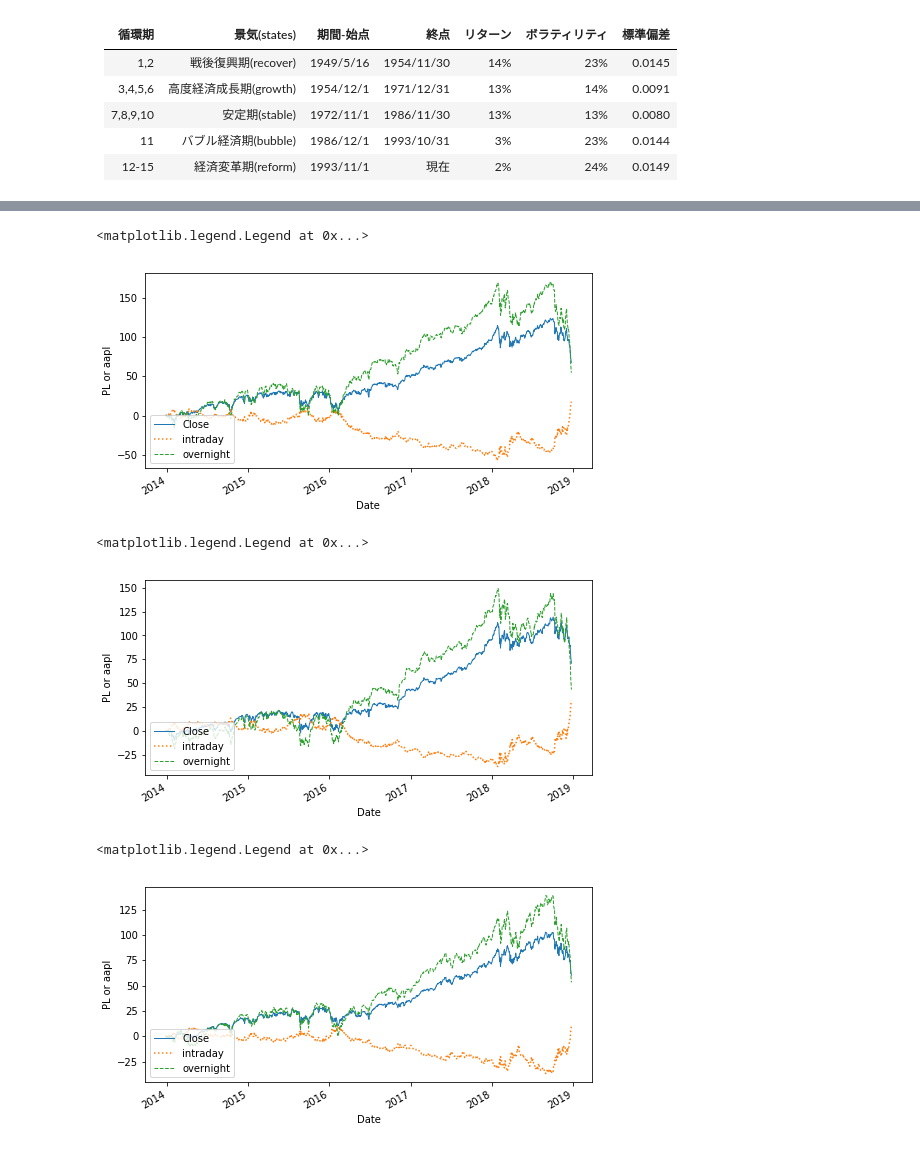
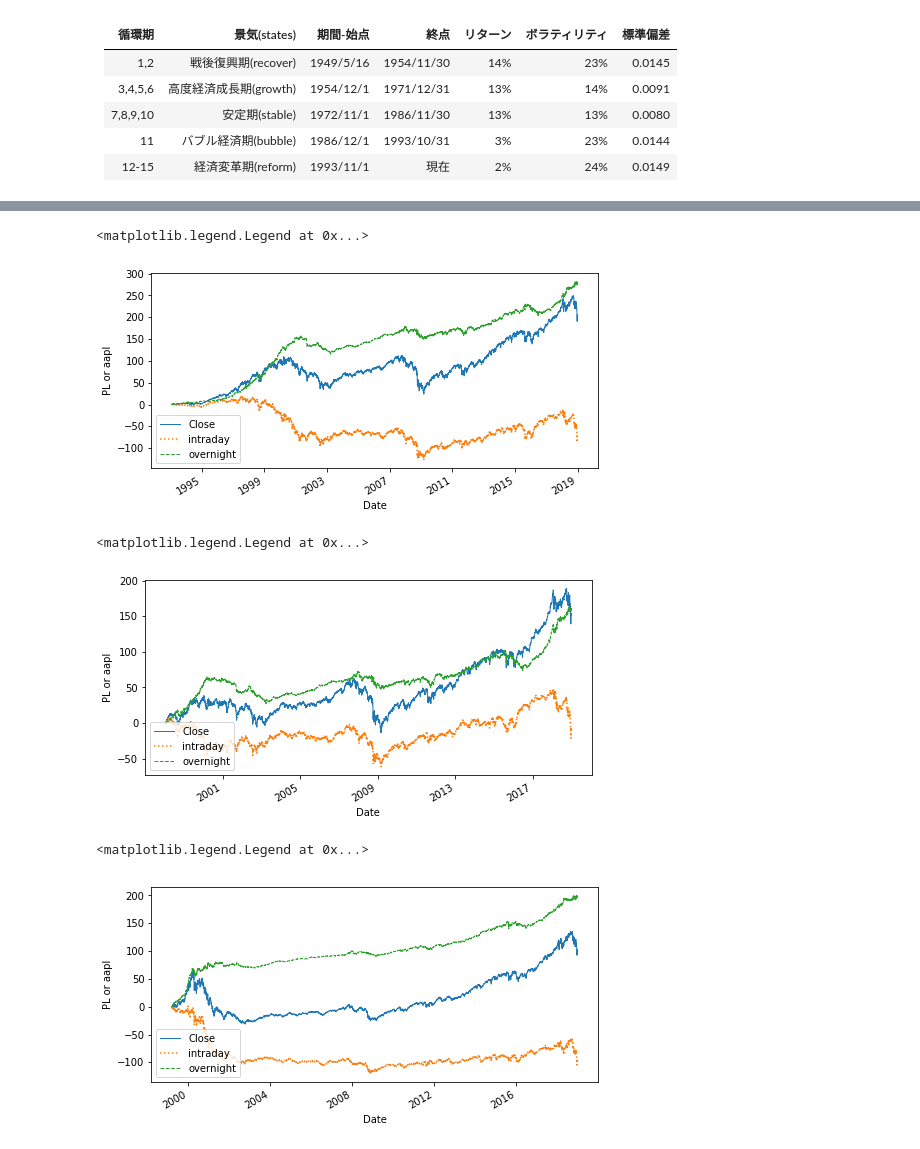
Before and after one commit to innovation1005/python3-for-system-trade, a Jupyter notebook: 360/pan5.ipynb, the cells around one changed output, grey strips where cells are left out. Cells and saved outputs as stored; diff of their text form; code cells hidden in the pictures.

```diff
--- a/360/pan5.ipynb
+++ b/360/pan5.ipynb
@@ -102,21 +102,17 @@ plt.figure(figsize=(8,4))
 import datetime
 import pandas as pd
 end=datetime.datetime.now()
-start=end-datetime.timedelta(days=365*5)
-price = web.DataReader("IBB", 'iex',start,end)#yahooのサービスの停止により変更 iexでは５年分のデータが取得可能
-price=price.reset_index()
-price.columns=['Date','Open','High','Low','Close','Volume']
-price.Date=pd.to_datetime(price.Date)
-price=price.set_index('Date')
+start=datetime.date(1980,1,1)
+price = web.DataReader("IBB", 'yahoo',start,end)#yahooのサービスの停止により変更 iexでは５年分のデータが取得可能
 analysis=price
 analysis['intraday']=0#None
 analysis['overnight']=0#None
 c0=analysis.Close.iloc[0]
 for i in range(1,len(analysis)):
-    o=analysis.iloc[i,3]#列0
-    c=analysis.iloc[i,0]#列3
-    analysis.iloc[i,5]=c-o#列6　Intraday
-    analysis.iloc[i,6]=o-c0#列７ overnight
+    o=analysis.Open.iloc[i]
+    c=analysis.Close.iloc[i]
+    analysis.iloc[i,6]=c-o#列6　Intraday
+    analysis.iloc[i,7]=o-c0#列７ overnight
     c0=c
 (analysis.Close-analysis.Close.iloc[0]).plot(label='Close',linewidth=1)
 analysis.intraday.cumsum().plot(label="intraday",linestyle=":")
@@ -130,20 +126,15 @@ plt.legend(loc='lower left')
 # %%
 plt.figure(figsize=(8,4))
-price = web.DataReader("SPY", 'iex',start,end)#yahooのサービスの停止により変更 iexでは５年分のデータが取得可能
-price=price.reset_index()
-price.columns=['Date','Open','High','Low','Close','Volume']
-price.Date=pd.to_datetime(price.Date)
-price=price.set_index('Date')
+price = web.DataReader("SPY", 'yahoo',start,end)#yahooのサービスの停止により変更 iexでは５年分のデータが取得可能
 analysis=price
-
 analysis['intraday']=0#None
 analysis['overnight']=0#None
 c0=analysis.Close.iloc[0]
 for i in range(1,len(analysis)):
-    o=analysis.iloc[i,3]#列0
-    c=analysis.iloc[i,0]#列3
-    analysis.iloc[i,5]=c-o#列6　Intraday
-    analysis.iloc[i,6]=o-c0#列７ overnight
+    o=analysis.Open.iloc[i]
+    c=analysis.Close.iloc[i]
+    analysis.iloc[i,6]=c-o#列6　Intraday
+    analysis.iloc[i,7]=o-c0#列７ overnight
     c0=c
 (analysis.Close-analysis.Close.iloc[0]).plot(label='Close',linewidth=1)
 analysis.intraday.cumsum().plot(label="intraday",linestyle=":")
@@ -153,51 +144,43 @@ plt.ylabel('PL or aapl')
 plt.legend(loc='lower left')
 # %% [output]
 <matplotlib.legend.Legend at 0x...>
-[figure, old version]
+[figure, new version]
 # %%
 plt.figure(figsize=(8,4))
-price = web.DataReader("DIA", 'iex',start,end)#yahooのサービスの停止により変更 iexでは５年分のデータが取得可能
-price=price.reset_index()
-price.columns=['Date','Open','High','Low','Close','Volume']
-price.Date=pd.to_datetime(price.Date)
-price=price.set_index('Date')
+price = web.DataReader("DIA", 'yahoo',start,end)#yahooのサービスの停止により変更 iexでは５年分のデータが取得可能
 analysis=price
 
 analysis['intraday']=0#None
 analysis['overnight']=0#None
 c0=analysis.Close.iloc[0]
 for i in range(1,len(analysis)):
-    o=analysis.iloc[i,3]#列0
-    c=analysis.iloc[i,0]#列3
-    analysis.iloc[i,5]=c-o#列6　Intraday
-    analysis.iloc[i,6]=o-c0#列７ overnight
+    o=analysis.Open.iloc[i]
+    c=analysis.Close.iloc[i]
+    analysis.iloc[i,6]=c-o#列6　Intraday
+    analysis.iloc[i,7]=o-c0#列７ overnight
     c0=c
 (analysis.Close-analysis.Close.iloc[0]).plot(label='Close',linewidth=1)
 analysis.intraday.cumsum().plot(label="intraday",linestyle=":")
 analysis.overnight.cumsum().plot(label="overnight",linestyle='--',linewidth=1)
 plt.legend()
 plt.ylabel('PL or aapl')
 plt.legend(loc='lower left')
 # %% [output]
 <matplotlib.legend.Legend at 0x...>
-[figure, old version]
+[figure, new version]
 # %%
 plt.figure(figsize=(8,4))
-price = web.DataReader("QQQ", 'iex',start,end)#yahooのサービスの停止により変更 iexでは５年分のデータが取得可能
-price=price.reset_index()
-price.columns=['Date','Open','High','Low','Close','Volume']
-price.Date=pd.to_datetime(price.Date)
-price=price.set_index('Date')
+price = web.DataReader("QQQ", 'yahoo',start,end)#yahooのサービスの停止により変更 iexでは５年分のデータが取得可能
 analysis=price
 
 analysis['intraday']=0#None
 analysis['overnight']=0#None
 c0=analysis.Close.iloc[0]
 for i in range(1,len(analysis)):
-    o=analysis.iloc[i,3]#列0
-    c=analysis.iloc[i,0]#列3
-    analysis.iloc[i,5]=c-o#列6　Intraday
-    analysis.iloc[i,6]=o-c0#列７ overnight
+    o=analysis.Open.iloc[i]
+    c=analysis.Close.iloc[i]
+    analysis.iloc[i,6]=c-o#列6　Intraday
+    analysis.iloc[i,7]=o-c0#列７ overnight
     c0=c
 
 (analysis.Close-analysis.Close.iloc[0]).plot(label='Close',linewidth=1)
@@ -208,4 +191,4 @@ plt.ylabel('PL or aapl')
 plt.legend(loc='lower left')
 # %% [output]
 <matplotlib.legend.Legend at 0x...>
-[figure, old version]
+[figure, new version]
```
Also changed, not shown: parts of 1 cell of this notebook, 1 other file.
